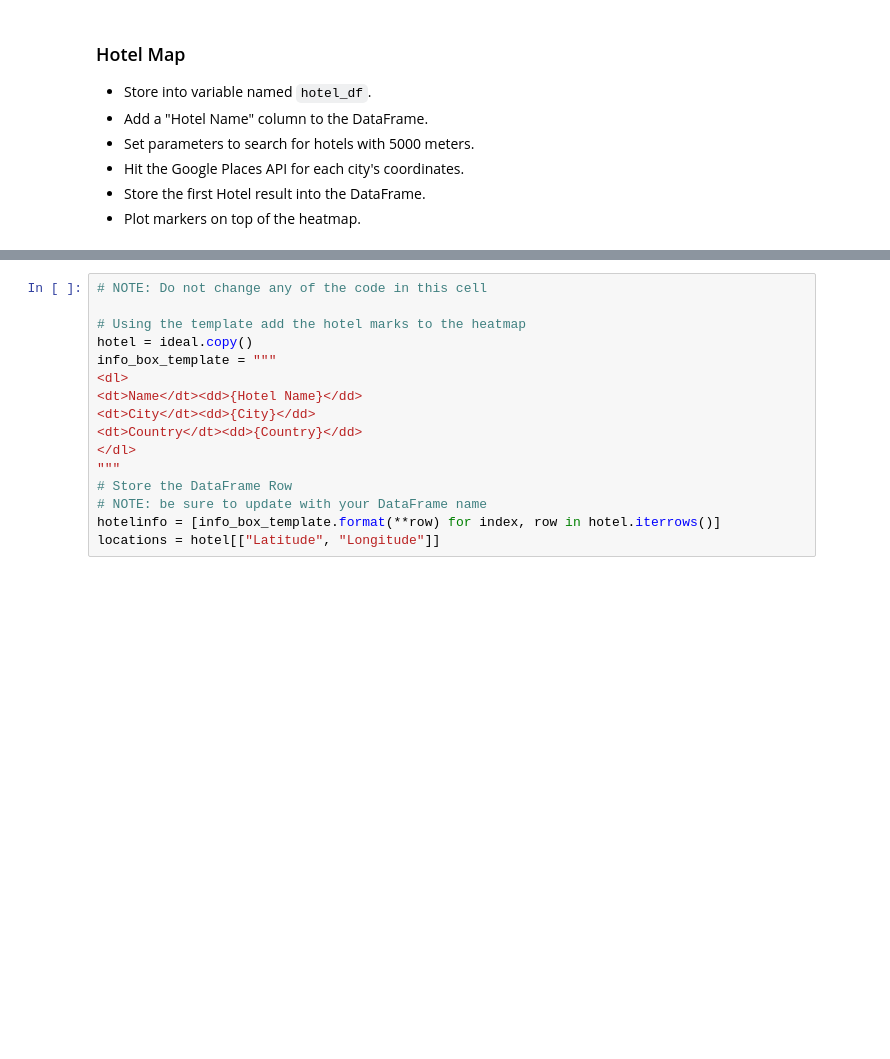
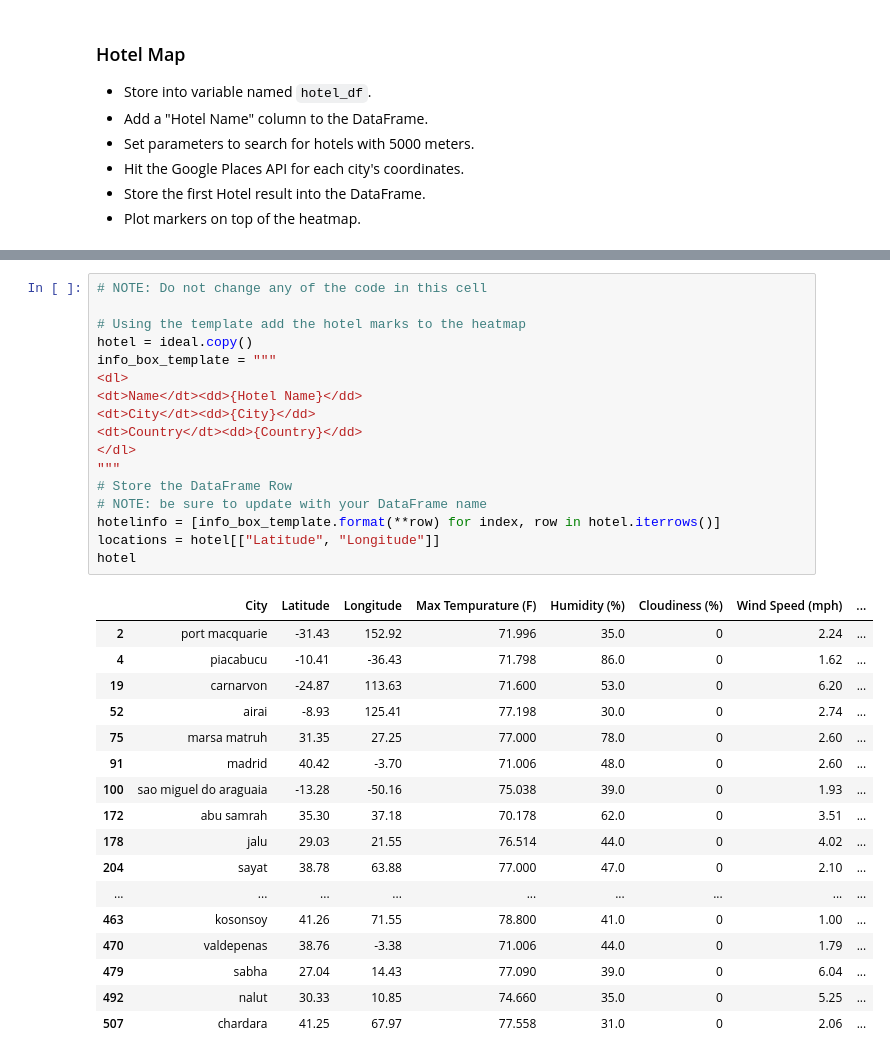
Before and after one commit to NGASHBAUGH/06-Python-API, a Jupyter notebook: Homework/starter_code/VacationPy.ipynb, the cells around one changed output, grey strips where cells are left out. Saved outputs shown, nothing was run; the diff lists cells and outputs as text; blank space fills up the shorter version.

```diff
--- a/Homework/starter_code/VacationPy.ipynb
+++ b/Homework/starter_code/VacationPy.ipynb
@@ -171,19 +169,38 @@ Hotel in uruzgan not found
 # %%
 # NOTE: Do not change any of the code in this cell
 
 # Using the template add the hotel marks to the heatmap
 hotel = ideal.copy()
 info_box_template = """
 <dl>
 <dt>Name</dt><dd>{Hotel Name}</dd>
 <dt>City</dt><dd>{City}</dd>
 <dt>Country</dt><dd>{Country}</dd>
 </dl>
 """
 # Store the DataFrame Row
 # NOTE: be sure to update with your DataFrame name
 hotelinfo = [info_box_template.format(**row) for index, row in hotel.iterrows()]
 locations = hotel[["Latitude", "Longitude"]]
+hotel
+# %% [output]
+|  | City | Latitude | Longitude | Max Tempurature (F) | Humidity (%) | Cloudiness (%) | Wind Speed (mph) | ... |
+| 2 | port macquarie | -31.43 | 152.92 | 71.996 | 35.0 | 0 | 2.24 | ... |
+| 4 | piacabucu | -10.41 | -36.43 | 71.798 | 86.0 | 0 | 1.62 | ... |
+| 19 | carnarvon | -24.87 | 113.63 | 71.600 | 53.0 | 0 | 6.20 | ... |
+| 52 | airai | -8.93 | 125.41 | 77.198 | 30.0 | 0 | 2.74 | ... |
+| 75 | marsa matruh | 31.35 | 27.25 | 77.000 | 78.0 | 0 | 2.60 | ... |
+| 91 | madrid | 40.42 | -3.70 | 71.006 | 48.0 | 0 | 2.60 | ... |
+| 100 | sao miguel do araguaia | -13.28 | -50.16 | 75.038 | 39.0 | 0 | 1.93 | ... |
+| 172 | abu samrah | 35.30 | 37.18 | 70.178 | 62.0 | 0 | 3.51 | ... |
+| 178 | jalu | 29.03 | 21.55 | 76.514 | 44.0 | 0 | 4.02 | ... |
+| 204 | sayat | 38.78 | 63.88 | 77.000 | 47.0 | 0 | 2.10 | ... |
+| ... | ... | ... | ... | ... | ... | ... | ... | ... |
+| 463 | kosonsoy | 41.26 | 71.55 | 78.800 | 41.0 | 0 | 1.00 | ... |
+| 470 | valdepenas | 38.76 | -3.38 | 71.006 | 44.0 | 0 | 1.79 | ... |
+| 479 | sabha | 27.04 | 14.43 | 77.090 | 39.0 | 0 | 6.04 | ... |
+| 492 | nalut | 30.33 | 10.85 | 74.660 | 35.0 | 0 | 5.25 | ... |
+| 507 | chardara | 41.25 | 67.97 | 77.558 | 31.0 | 0 | 2.06 | ... |
 # %%
 # Add marker layer ontop of heat map
 # Display figure
```
Also changed, not shown: parts of 4 cells of this notebook, 4 other files.
